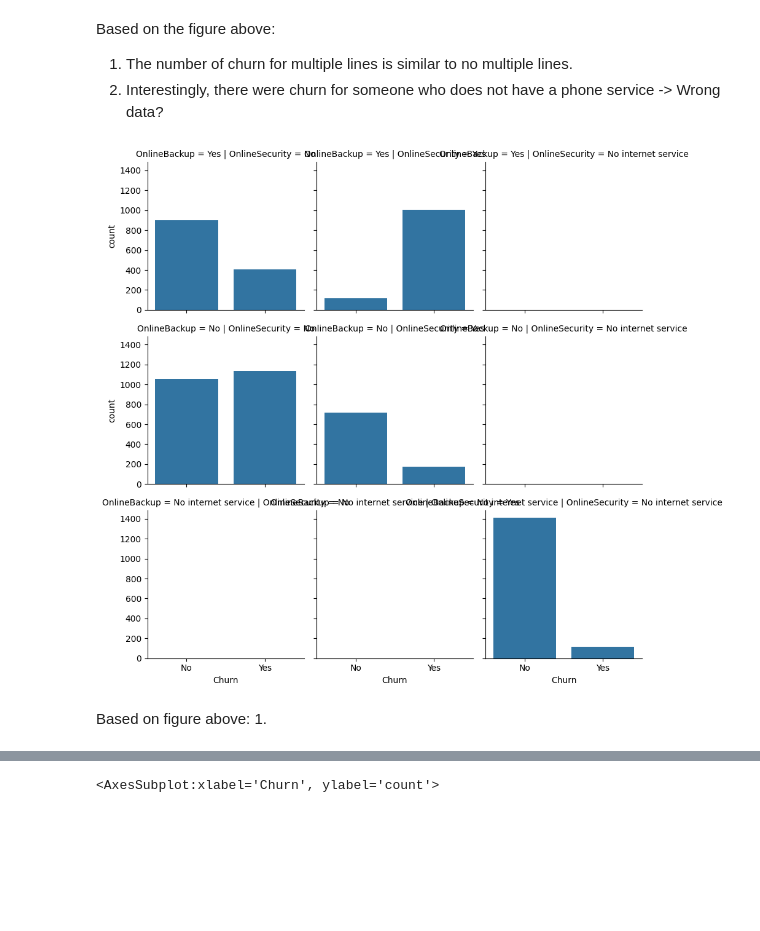
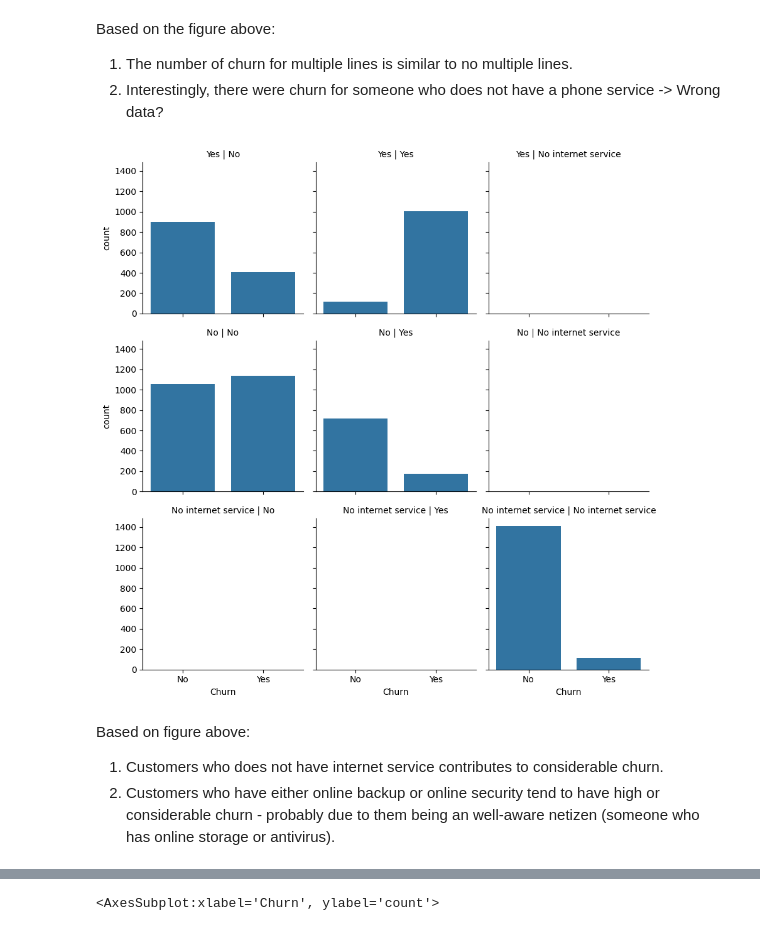
Before and after one commit to yuenherny/customer-churn-hyperautomation, a Jupyter notebook: Maxis.ipynb, the cells around one changed output, grey strips where cells are left out. Saved outputs shown, nothing was run; the diff lists cells and outputs as text; code cells hidden in the pictures; blank space fills up the shorter version.

```diff
--- a/Maxis.ipynb
+++ b/Maxis.ipynb
@@ -159,10 +163,11 @@ Based on the figure above:
 1. The number of churn for multiple lines is similar to no multiple lines.
 2. Interestingly, there were churn for someone who does not have a phone service -> Wrong data?
 # %%
-utils.make_countplot_facet_grid(df, "OnlineSecurity", "OnlineBackup", "Churn")
+utils.make_countplot_facet_grid(df, column="OnlineSecurity", row="OnlineBackup", x="Churn")
 # %% [output]
-[figure, old version]
+[figure, new version]
-# %% [markdown]
-Based on figure above:
-1.
+# %% [markdown]
+Based on figure above:
+1. Customers who does not have internet service contributes to considerable churn.
+2. Customers who have either online backup or online security tend to have high or considerable churn - probably due to them being an well-aware netizen (someone who has online storage or antivirus).
 # %%
```
Also changed, not shown: parts of 37 cells of this notebook, 12 other files.
